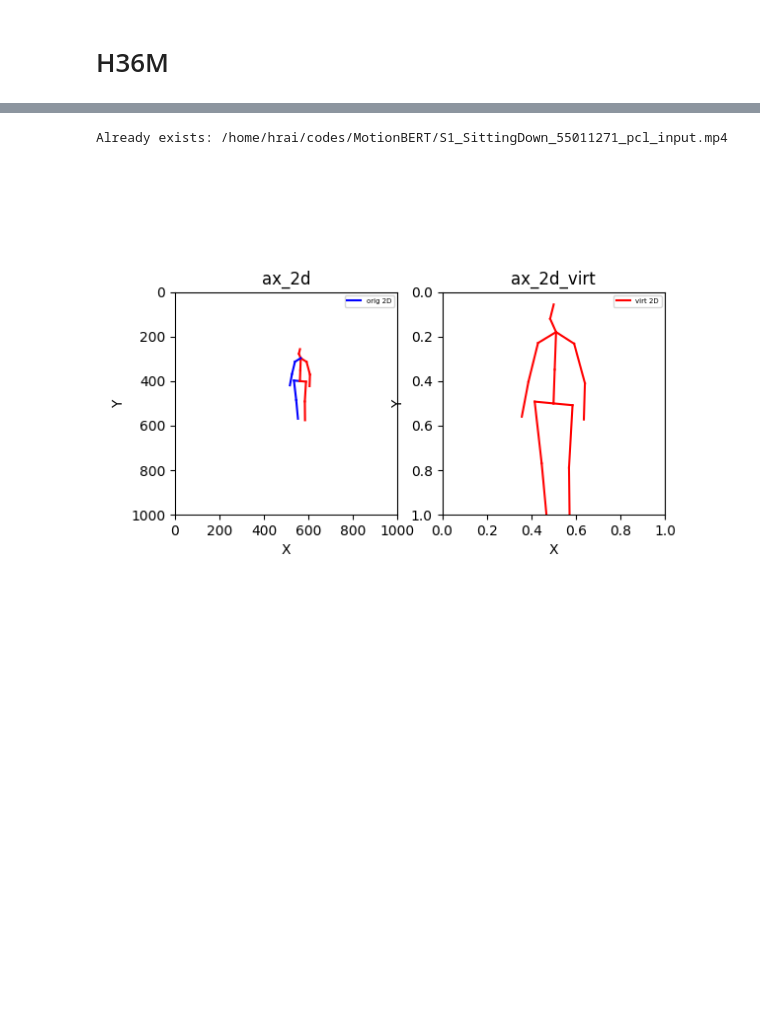
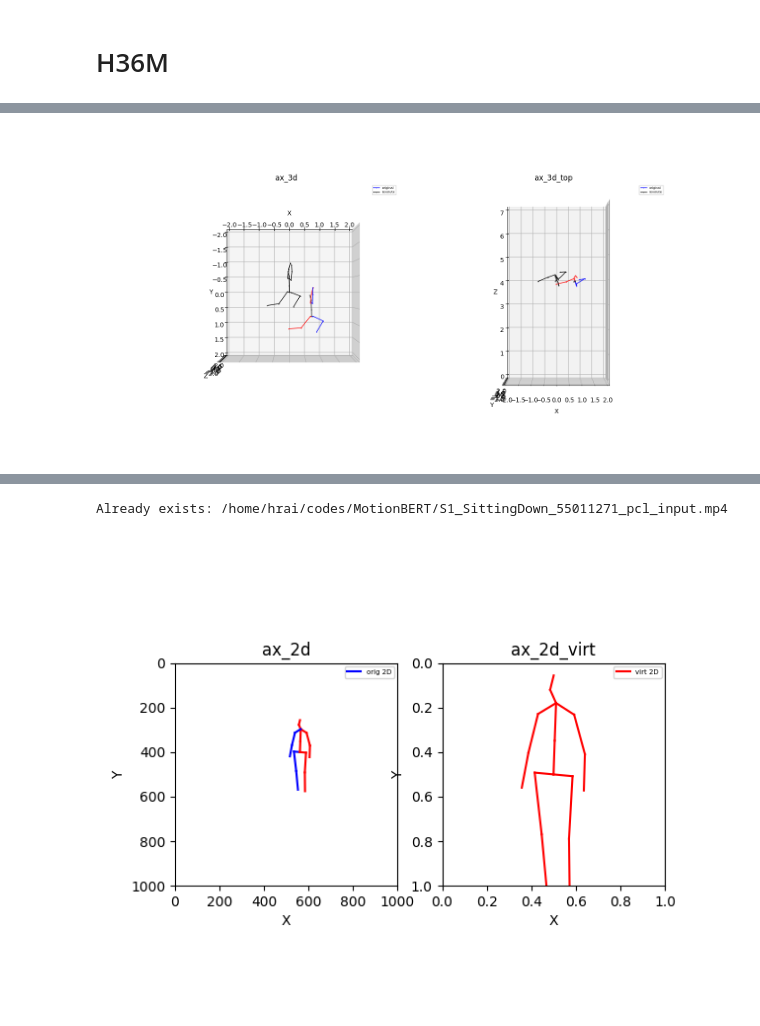
Before and after one commit to hoo223/MotionBERT, a Jupyter notebook: custom_codes/canonical/pcl_example.ipynb, the cells around one changed output, grey strips where cells are left out. Cells and saved outputs as stored; diff of their text form; code cells hidden in the pictures; blank space fills up the shorter version.

```diff
--- a/custom_codes/canonical/pcl_example.ipynb
+++ b/custom_codes/canonical/pcl_example.ipynb
@@ -149,3 +156,20 @@ np.linalg.norm(img_2d_canonical_revolute - data['img_2d_canonical_pcl_with_Rz'][
+# %%
+## check original train data
+configs = {
+    'ax_3d': {'type': '3d', 'loc': 121, 'mode': 'cam'},
+    'ax_3d_top': {'type': '3d', 'loc': 122, 'mode': 'cam_top', 'zlim': [0, 7]},
+}
+fig, axs = generate_axes(2, configs, fig_title='')
+plot_pose_setting = [
+    ('ax_3d', cam_3d,                               {'color': '', 'label': 'original'}),
+    ('ax_3d', cam_3d_canonical_revolute,            {'color': 'k', 'label': 'revolute'}),
+    ('ax_3d_top', cam_3d,                           {'color': '', 'label': 'original'}),
+    ('ax_3d_top', cam_3d_canonical_revolute,        {'color': 'k', 'label': 'revolute'}),
+]
+general_plot_func(axs, configs, plot_pose_setting, frame_num)
+plt.show()
+# %% [output]
+[figure, added]
 # %%
 
 total_error_R_orig2virt_btw_pcl_no_Rz_from_2d = 0
```
Also changed, not shown: parts of 8 cells of this notebook, 5 other files.
